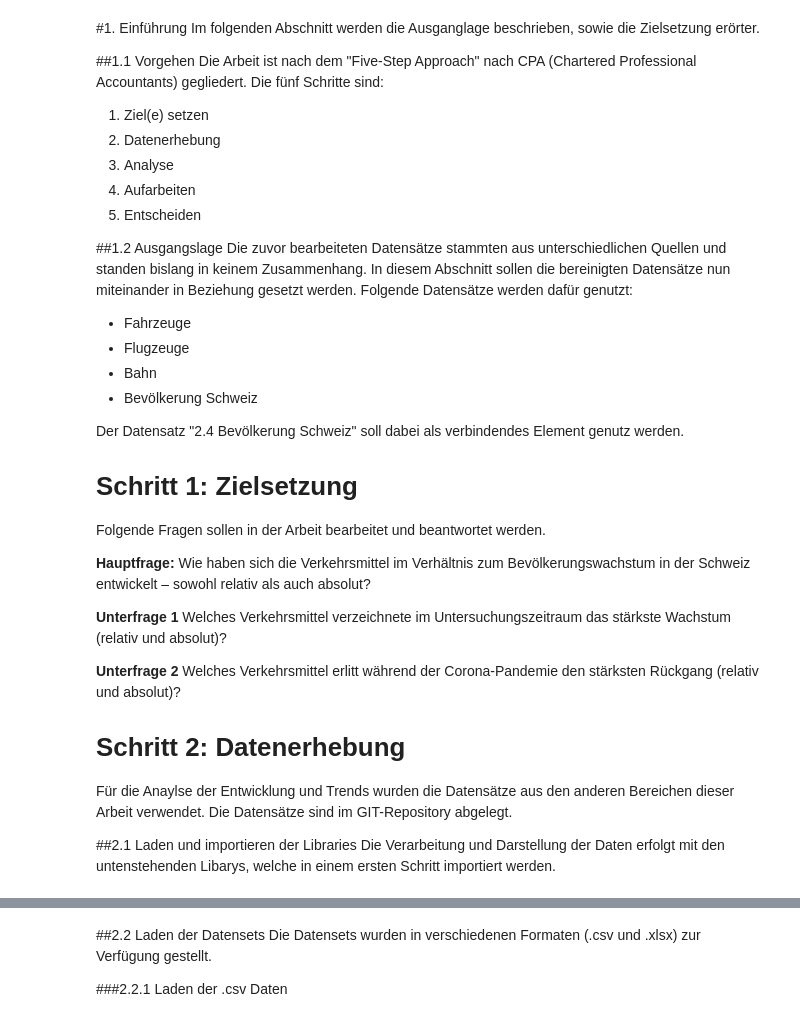
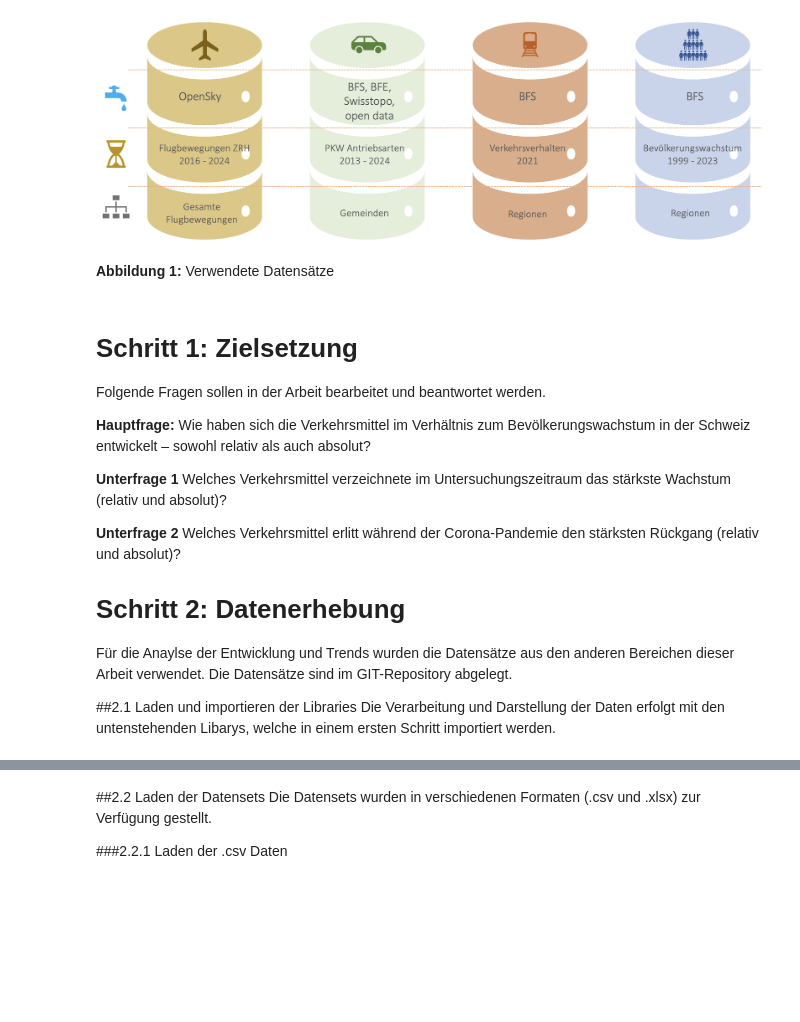
Before and after one commit to matwirabc/binaproject, a Jupyter notebook: bina_aggregate.ipynb, the cells around one changed output, grey strips where cells are left out. Saved outputs shown, nothing was run; the diff lists cells and outputs as text; code cells hidden in the pictures; blank space fills up the shorter version.

```diff
--- a/bina_aggregate.ipynb
+++ b/bina_aggregate.ipynb
@@ -3,30 +63,10 @@
+# %%
+display(Image ("Datasets.png"))
+display(Markdown("**Abbildung 1:** Verwendete Datensätze"))
+# %% [output]
+[figure, added]
+**Abbildung 1:** Verwendete Datensätze
 # %% [markdown]
-#1. Einführung
-Im folgenden Abschnitt werden die Ausganglage beschrieben, sowie die Zielsetzung erörter.
-
-##1.1 Vorgehen
-Die Arbeit ist nach dem "Five-Step Approach" nach CPA (Chartered Professional Accountants) gegliedert. Die fünf Schritte sind:
-
-
-1.   Ziel(e) setzen
-2.   Datenerhebung
-3.   Analyse
-4.   Aufarbeiten
-5.   Entscheiden
-
-
-##1.2 Ausgangslage
-Die zuvor bearbeiteten Datensätze stammten aus unterschiedlichen Quellen und standen bislang in keinem Zusammenhang. In diesem Abschnitt sollen die bereinigten Datensätze nun miteinander in Beziehung gesetzt werden. Folgende Datensätze werden dafür genutzt:
-
-
-*   Fahrzeuge
-*   Flugzeuge
-*   Bahn
-*   Bevölkerung Schweiz
-
-
-Der Datensatz "2.4 Bevölkerung Schweiz" soll dabei als verbindendes Element genutz werden.
-
 # Schritt 1: Zielsetzung
 Folgende Fragen sollen in der Arbeit bearbeitet und beantwortet werden.
 
```
Also changed, not shown: parts of 17 cells of this notebook.
